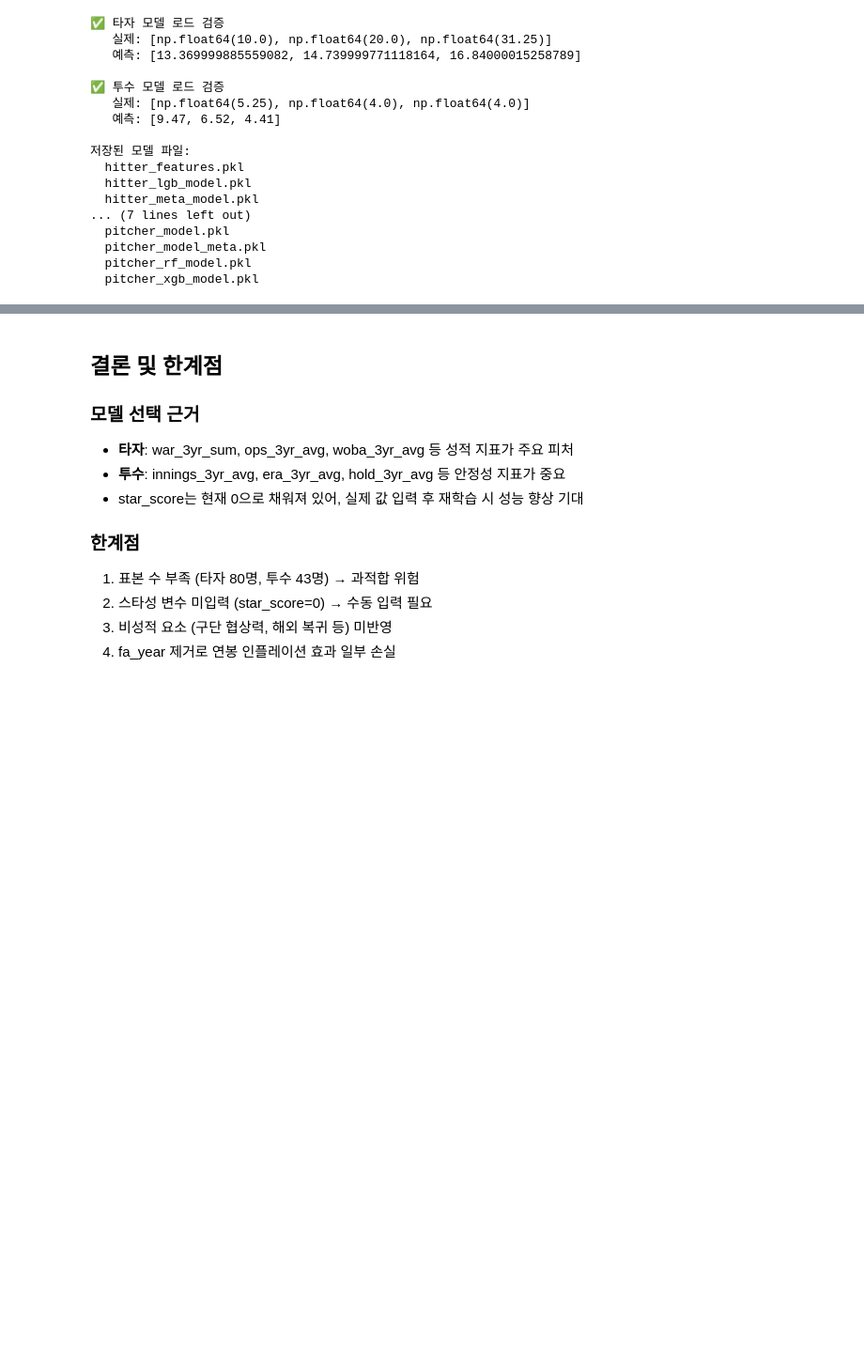
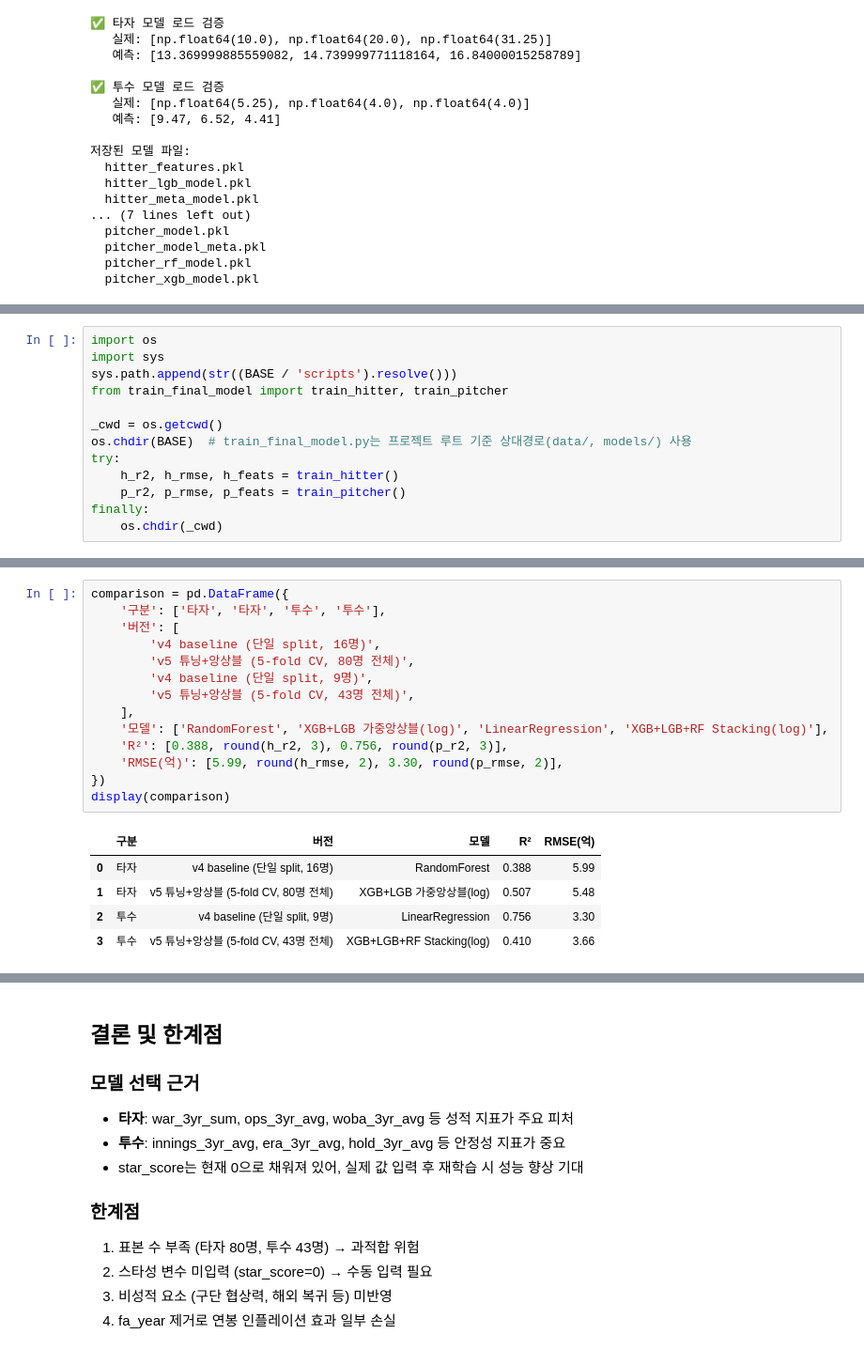
Before and after one commit to jjssspark/SalaryCast_AI, a Jupyter notebook: notebooks/clean_model_train.ipynb, the cells around one changed output, grey strips where cells are left out. Shown at 94% size. Cells and saved outputs as stored; diff of their text form; blank space fills up the shorter version.

```diff
--- a/notebooks/clean_model_train.ipynb
+++ b/notebooks/clean_model_train.ipynb
@@ -742,0 +767,13 @@ for f in sorted(Path('../models').glob('*.pkl')):
+# %%
+import os
+import sys
+sys.path.append(str((BASE / 'scripts').resolve()))
+from train_final_model import train_hitter, train_pitcher
+
+_cwd = os.getcwd()
+os.chdir(BASE)  # train_final_model.py는 프로젝트 루트 기준 상대경로(data/, models/) 사용
+try:
+    h_r2, h_rmse, h_feats = train_hitter()
+    p_r2, p_rmse, p_feats = train_pitcher()
+finally:
+    os.chdir(_cwd)
@@ -742,0 +802,20 @@ for f in sorted(Path('../models').glob('*.pkl')):
+# %%
+comparison = pd.DataFrame({
+    '구분': ['타자', '타자', '투수', '투수'],
+    '버전': [
+        'v4 baseline (단일 split, 16명)',
+        'v5 튜닝+앙상블 (5-fold CV, 80명 전체)',
+        'v4 baseline (단일 split, 9명)',
+        'v5 튜닝+앙상블 (5-fold CV, 43명 전체)',
+    ],
+    '모델': ['RandomForest', 'XGB+LGB 가중앙상블(log)', 'LinearRegression', 'XGB+LGB+RF Stacking(log)'],
+    'R²': [0.388, round(h_r2, 3), 0.756, round(p_r2, 3)],
+    'RMSE(억)': [5.99, round(h_rmse, 2), 3.30, round(p_rmse, 2)],
+})
+display(comparison)
+# %% [output]
+|  | 구분 | 버전 | 모델 | R² | RMSE(억) |
+| 0 | 타자 | v4 baseline (단일 split, 16명) | RandomForest | 0.388 | 5.99 |
+| 1 | 타자 | v5 튜닝+앙상블 (5-fold CV, 80명 전체) | XGB+LGB 가중앙상블(log) | 0.507 | 5.48 |
+| 2 | 투수 | v4 baseline (단일 split, 9명) | LinearRegression | 0.756 | 3.30 |
+| 3 | 투수 | v5 튜닝+앙상블 (5-fold CV, 43명 전체) | XGB+LGB+RF Stacking(log) | 0.410 | 3.66 |
```
Also changed, not shown: parts of 16 cells of this notebook, 18 other files.
